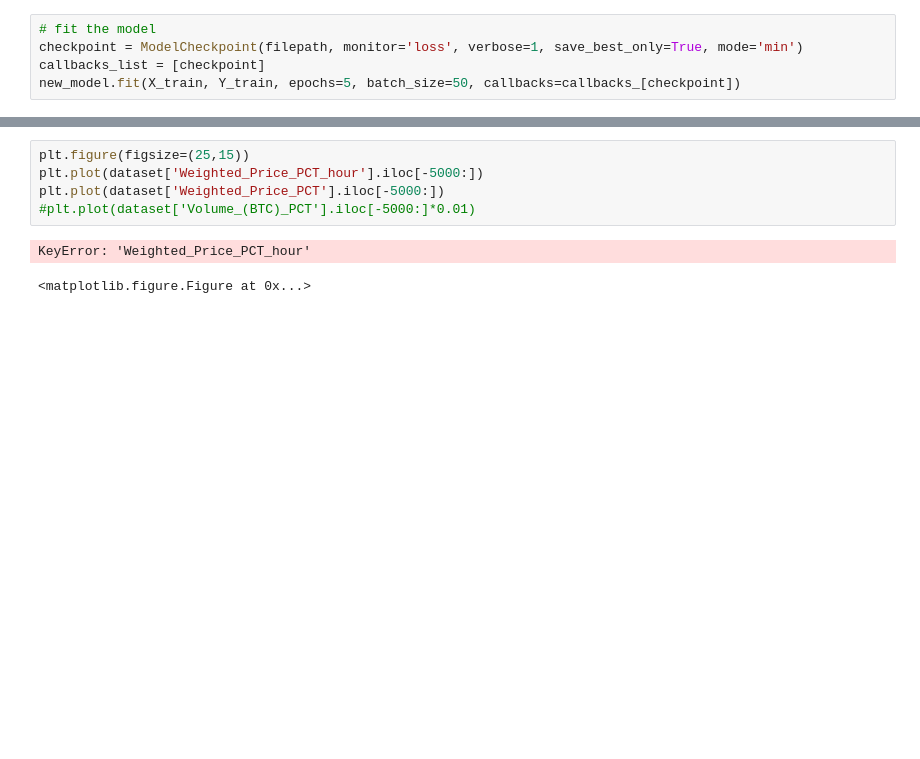
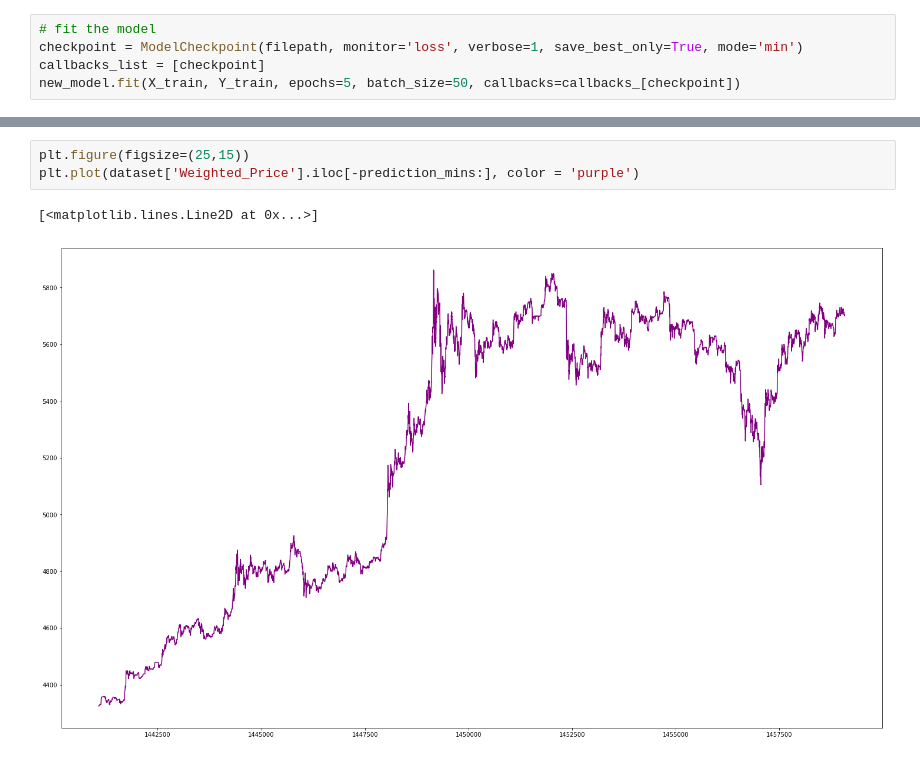
Before and after one commit to dnhkng/DeepSHIT, a Jupyter notebook: DeepSHIT.ipynb, the cells around one changed output, grey strips where cells are left out. Drawn from its saved outputs; the diff is of its cells as text; blank space fills up the shorter version.

```diff
--- a/DeepSHIT.ipynb
+++ b/DeepSHIT.ipynb
@@ -308,8 +258,6 @@ plt.plot(X_test[270:400,0,:])
 # %%
 plt.figure(figsize=(25,15))
-plt.plot(dataset['Weighted_Price_PCT_hour'].iloc[-5000:])
-plt.plot(dataset['Weighted_Price_PCT'].iloc[-5000:])
-#plt.plot(dataset['Volume_(BTC)_PCT'].iloc[-5000:]*0.01)
+plt.plot(dataset['Weighted_Price'].iloc[-prediction_mins:], color = 'purple')
 # %% [output]
-KeyError: 'Weighted_Price_PCT_hour'
+[<matplotlib.lines.Line2D at 0x...>]
-<matplotlib.figure.Figure at 0x...>
+[figure, added]
```
Also changed, not shown: parts of 38 cells of this notebook, 2 other files.
